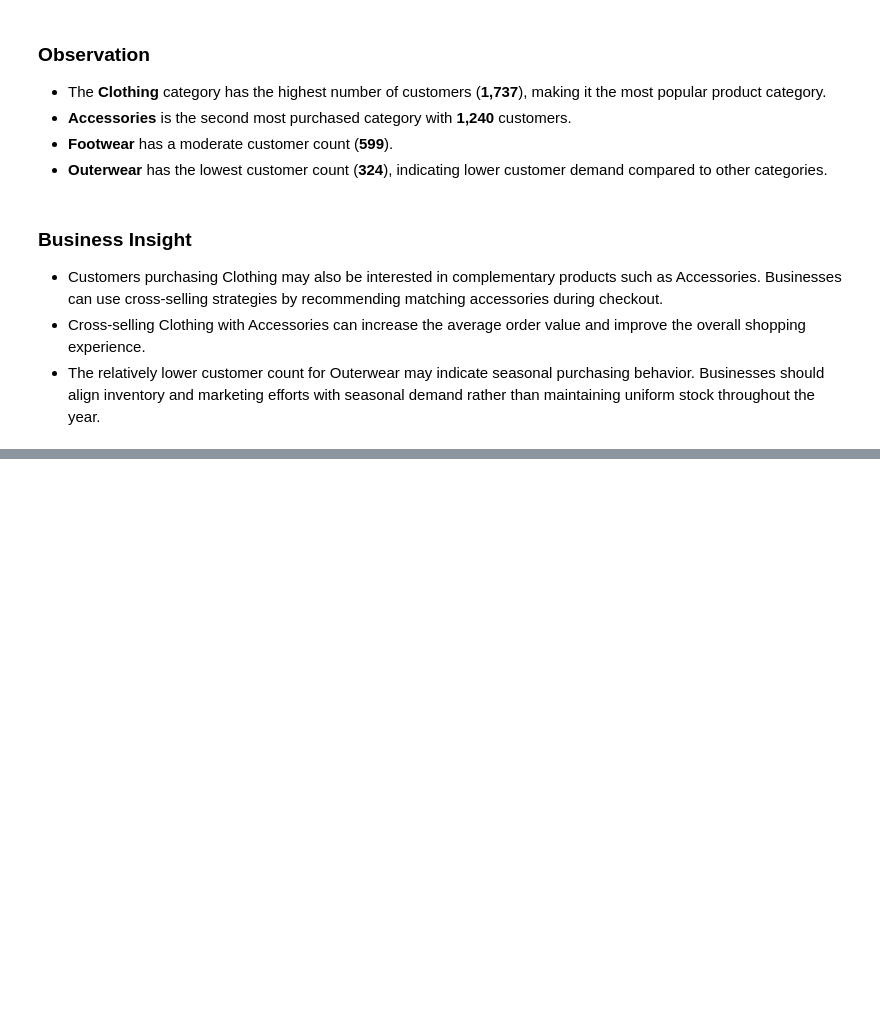
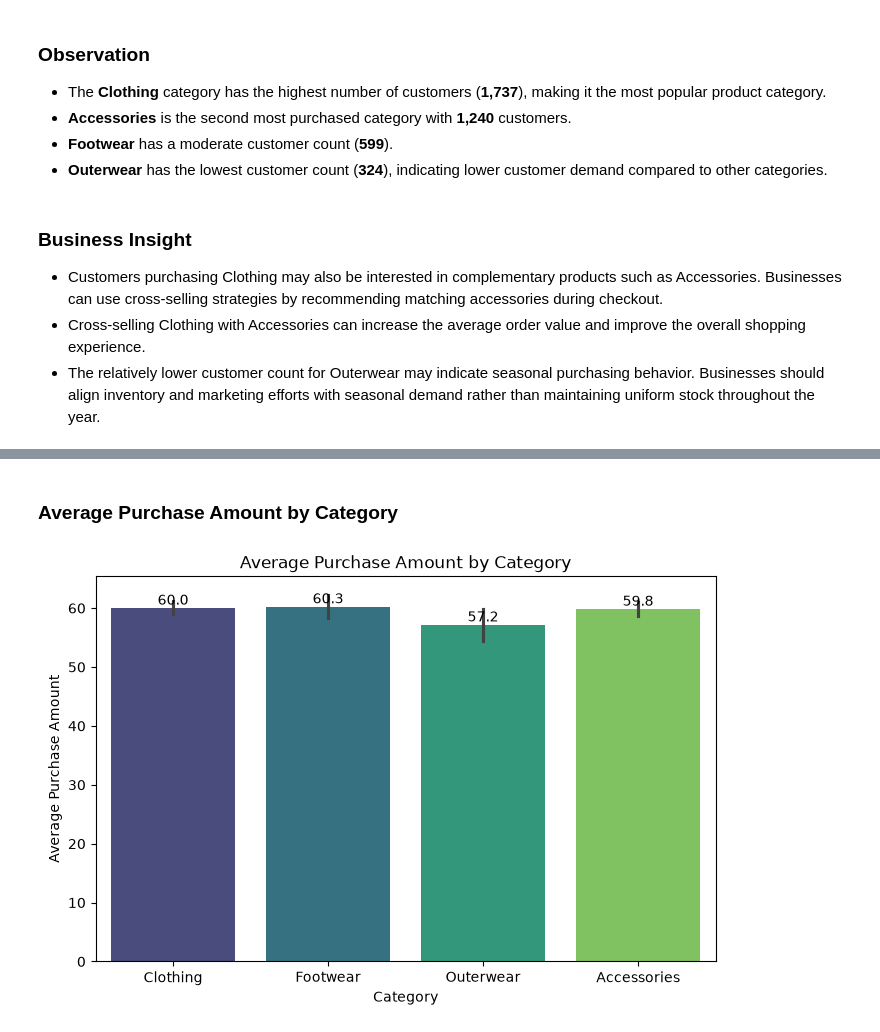
Before and after one commit to poojachavan8225/customer-purchasing-behavior-analysis, a Jupyter notebook: notebooks/customer_purchasing_behavior_analysis.ipynb, the cells around one changed output, grey strips where cells are left out. Saved outputs shown, nothing was run; the diff lists cells and outputs as text; code cells hidden in the pictures; blank space fills up the shorter version.

```diff
--- a/notebooks/customer_purchasing_behavior_analysis.ipynb
+++ b/notebooks/customer_purchasing_behavior_analysis.ipynb
@@ -398,0 +416,25 @@ plt.show()
+# %% [markdown]
+### Average Purchase Amount by Category
+# %%
+plt.figure(figsize=(8,5))
+
+ax = sns.barplot(
+    data=df,
+    x='category',
+    y='purchase_amount',
+    estimator='mean',
+    hue='category',
+    palette='viridis',
+    legend=False
+)
+
+for container in ax.containers:
+    ax.bar_label(container, fmt='%.1f')
+
+plt.title("Average Purchase Amount by Category")
+plt.xlabel("Category")
+plt.ylabel("Average Purchase Amount")
+
+plt.show()
+# %% [output]
+[figure, added]
```
Also changed, not shown: parts of 29 cells of this notebook, 1 other file.
